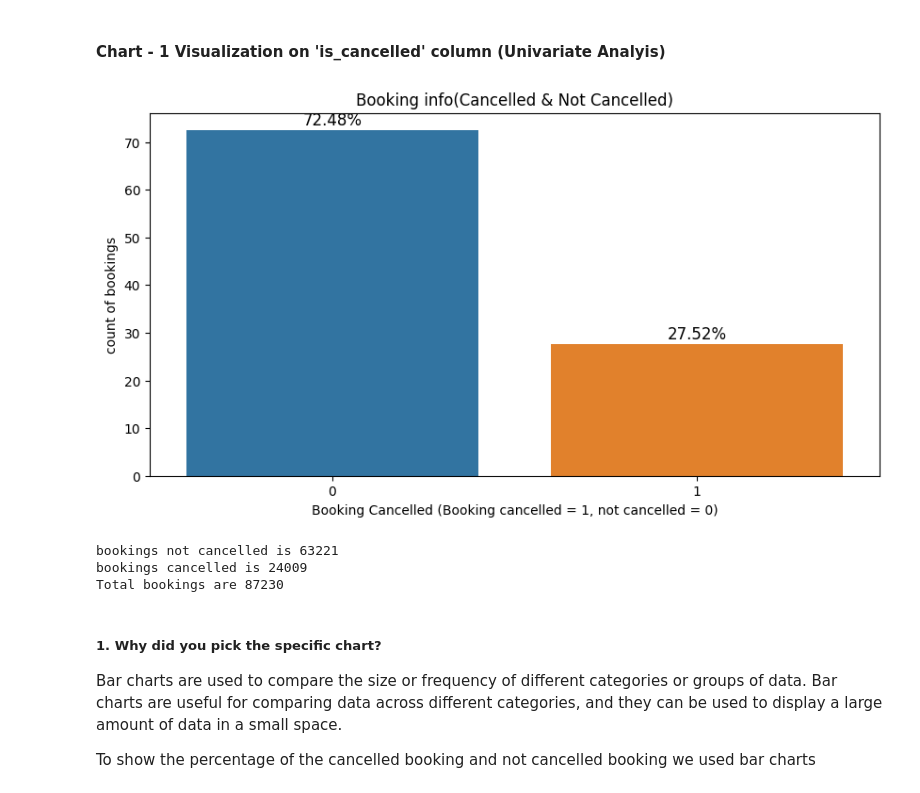
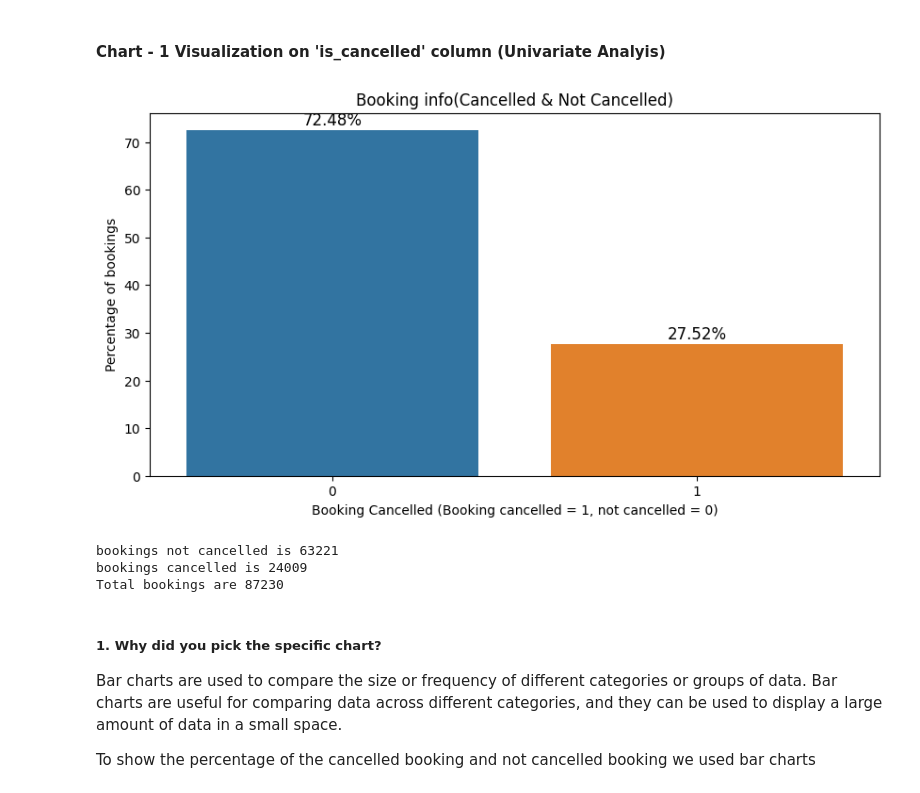
Before and after one commit to Jamal1018/EDA_Hotel_booking_analysis, a Jupyter notebook: EDA_on_Hotel_Booking_Analysis.ipynb, the cells around one changed output. Saved outputs shown, nothing was run; the diff lists cells and outputs as text; code cells hidden in the pictures.

```diff
--- a/EDA_on_Hotel_Booking_Analysis.ipynb
+++ b/EDA_on_Hotel_Booking_Analysis.ipynb
@@ -420,32 +420,32 @@ Along with this we knew plotting graphs will give us more visual representations
 # %%
 # plotting for 'is_canceled' column to check the difference between the bookings
 df1 = df['is_canceled'].value_counts()
 x = df1.index.values
 y = df1.values
 
 plt.figure(figsize=(10,5))
 plots = sns.barplot(x = x, y = y/sum(y)*100)
 for bar in plots.patches:
   plots.annotate(f'{format(bar.get_height(),".2f")}%',
                     (bar.get_x() + bar.get_width()/2,
                     bar.get_height()), ha='center',va ='center',
                     size = 12,xytext = (0,8),
                     textcoords = 'offset points')
 
 plt.xlabel('Booking Cancelled (Booking cancelled = 1, not cancelled = 0)')
-plt.ylabel('count of bookings')
+plt.ylabel('Percentage of bookings')
 plt.title('Booking info(Cancelled & Not Cancelled)')
 plt.show()
 
 no_of_bookings_not_cancelled = df1[0]
 no_of_bookings_cancelled = df1[1]
 total_bookings = no_of_bookings_not_cancelled + no_of_bookings_cancelled
 
 print("bookings not cancelled is",(no_of_bookings_not_cancelled))
 print("bookings cancelled is",(no_of_bookings_cancelled ))
 print('Total bookings are', total_bookings)
 # %% [output]
-[figure, old version]
+[figure, new version]
 bookings not cancelled is 63221
 bookings cancelled is 24009
 Total bookings are 87230
```
Also changed, not shown: parts of 14 cells of this notebook.
